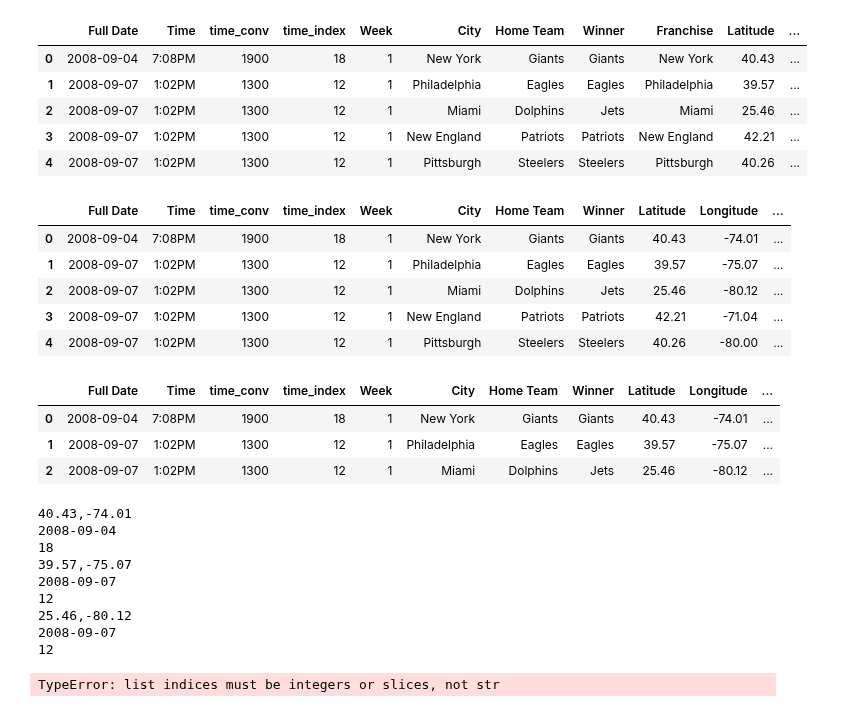
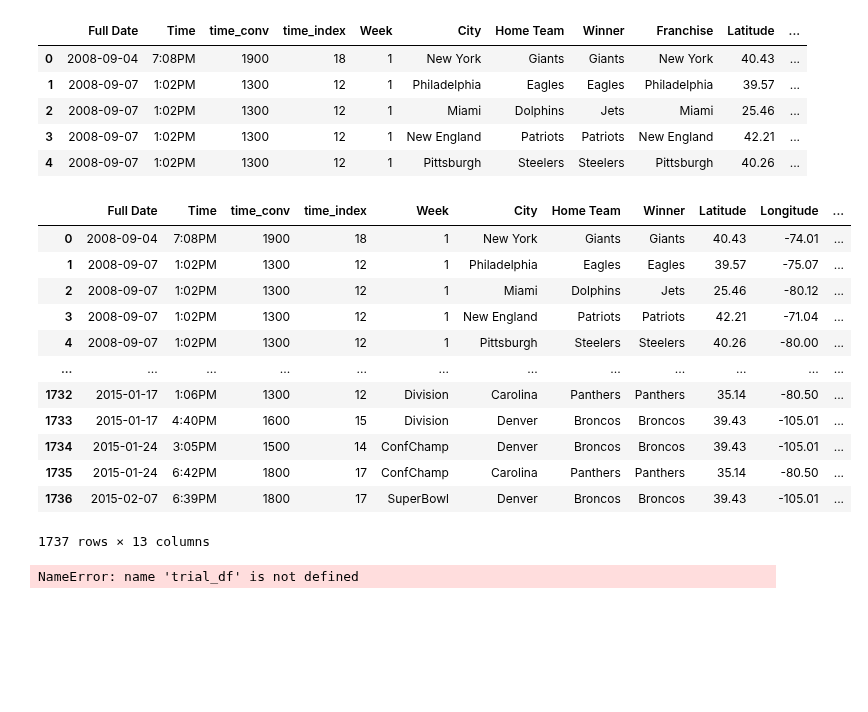
Before and after one commit to ybgandhi/Kickstart_Project, a Jupyter notebook: Weather API.ipynb, the cells around one changed output. Saved outputs shown, nothing was run; the diff lists cells and outputs as text; code cells hidden in the pictures; blank space fills up the shorter version.

```diff
--- a/Weather API.ipynb
+++ b/Weather API.ipynb
@@ -43,25 +44,23 @@ merge.head()
 # %%
 clean_df = merge[["Full Date","Time","time_conv","time_index","Week","City","Home Team","Winner","Latitude","Longitude"]]
 clean_df["Starting Game Temp (F)"] = ""
 clean_df["weatherDesc"] = ""
 clean_df["cloudcover"] = ""
-clean_df.head()
+clean_df
 # %% [output]
 |  | Full Date | Time | time_conv | time_index | Week | City | Home Team | Winner | Latitude | Longitude | ... |
 | 0 | 2008-09-04 | 7:08PM | 1900 | 18 | 1 | New York | Giants | Giants | 40.43 | -74.01 | ... |
 | 1 | 2008-09-07 | 1:02PM | 1300 | 12 | 1 | Philadelphia | Eagles | Eagles | 39.57 | -75.07 | ... |
 | 2 | 2008-09-07 | 1:02PM | 1300 | 12 | 1 | Miami | Dolphins | Jets | 25.46 | -80.12 | ... |
 | 3 | 2008-09-07 | 1:02PM | 1300 | 12 | 1 | New England | Patriots | Patriots | 42.21 | -71.04 | ... |
 | 4 | 2008-09-07 | 1:02PM | 1300 | 12 | 1 | Pittsburgh | Steelers | Steelers | 40.26 | -80.00 | ... |
+| ... | ... | ... | ... | ... | ... | ... | ... | ... | ... | ... | ... |
+| 1732 | 2015-01-17 | 1:06PM | 1300 | 12 | Division | Carolina | Panthers | Panthers | 35.14 | -80.50 | ... |
+| 1733 | 2015-01-17 | 4:40PM | 1600 | 15 | Division | Denver | Broncos | Broncos | 39.43 | -105.01 | ... |
+| 1734 | 2015-01-24 | 3:05PM | 1500 | 14 | ConfChamp | Denver | Broncos | Broncos | 39.43 | -105.01 | ... |
+| 1735 | 2015-01-24 | 6:42PM | 1800 | 17 | ConfChamp | Carolina | Panthers | Panthers | 35.14 | -80.50 | ... |
+| 1736 | 2015-02-07 | 6:39PM | 1800 | 17 | SuperBowl | Denver | Broncos | Broncos | 39.43 | -105.01 | ... |
+1737 rows × 13 columns
-# %%
-# set up trial df
-trial_df = clean_df.iloc[:3,:]
-trial_df
-# %% [output]
-|  | Full Date | Time | time_conv | time_index | Week | City | Home Team | Winner | Latitude | Longitude | ... |
-| 0 | 2008-09-04 | 7:08PM | 1900 | 18 | 1 | New York | Giants | Giants | 40.43 | -74.01 | ... |
-| 1 | 2008-09-07 | 1:02PM | 1300 | 12 | 1 | Philadelphia | Eagles | Eagles | 39.57 | -75.07 | ... |
-| 2 | 2008-09-07 | 1:02PM | 1300 | 12 | 1 | Miami | Dolphins | Jets | 25.46 | -80.12 | ... |
 # %%
 for index, row in trial_df.iterrows():
     try:
@@ -69,39 +68,13 @@ for index, row in trial_df.iterrows():
         lng = row["Longitude"]
         date = row["Full Date"]
         location = f"{lat},{lng}"
-        time = row["time_index"]
+        times = row["time_index"]
         print(location)
         print(date)
-        print(time)
+        print(times)
+
+        T.sleep(3)
     except IndexError:
         print("error")
 # %% [output]
-40.43,-74.01
-2008-09-04
-18
-39.57,-75.07
-2008-09-07
-12
-25.46,-80.12
-2008-09-07
-12
+NameError: name 'trial_df' is not defined
-# %%
-base_url = "http://api.worldweatheronline.com/premium/v1/past-weather.ashx?key=6f2d4be584aa413f9df230512210306&q="
-for index, row in trial_df.iterrows():
-    try:
-        lat = row['Latitude']
-        lng = row["Longitude"]
-        date = row["Full Date"]
-        time = row["time_index"]
-        location = f"{lat},{lng}"
-        weather_test = f"{base_url},{location}&date={date}&tp=1&format=json"
-        #print(weather_test)
-        weather_info = requests.get(weather_test).json()
-        #pprint(weather_info)
-        temp = weather_info['data']['weather']['hourly']['tempF']
-        print(temp)
-        #trial_df.loc[index, "Starting Game Temp (F)"] = weather_info["tempF"][time]
-    except IndexError:
-        print("error")
-# %% [output]
-TypeError: list indices must be integers or slices, not str
```
Also changed, not shown: parts of 17 cells of this notebook, 4 other files.
